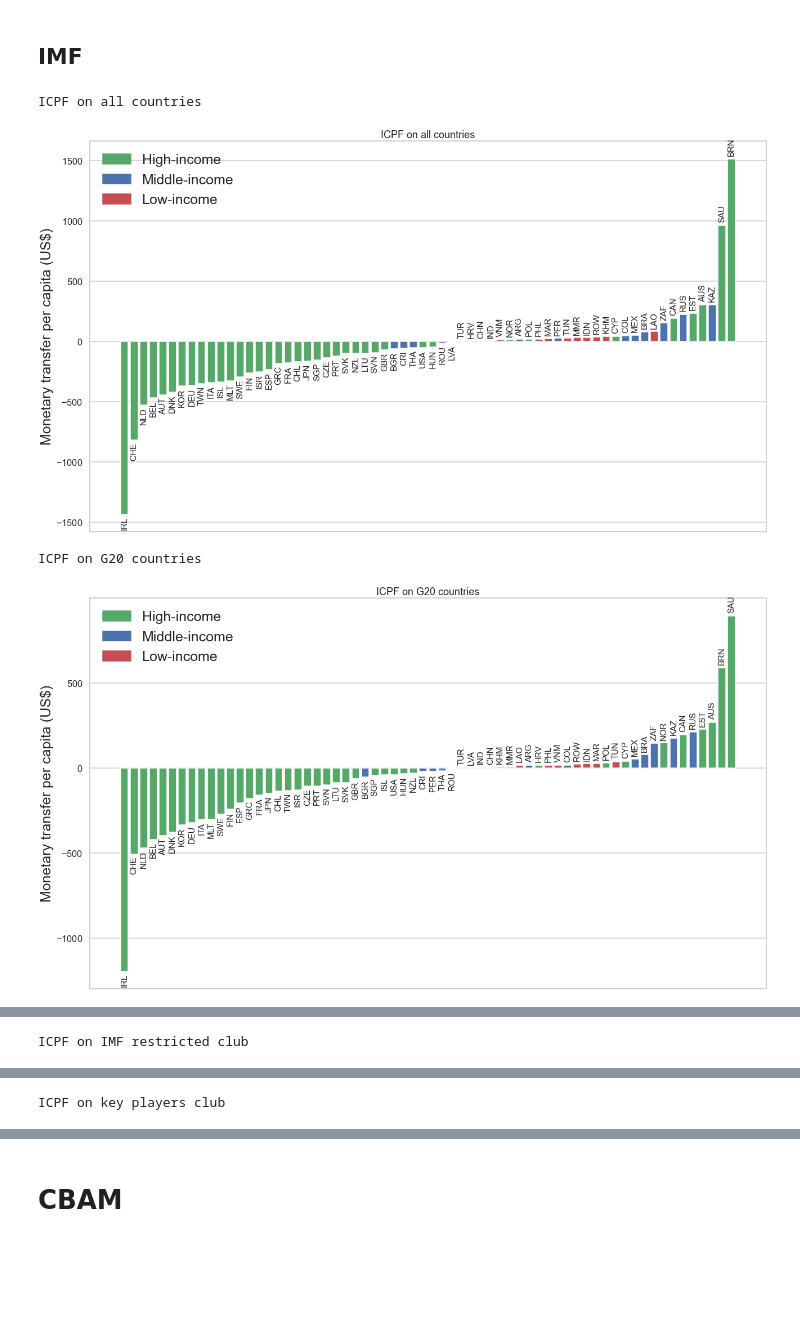
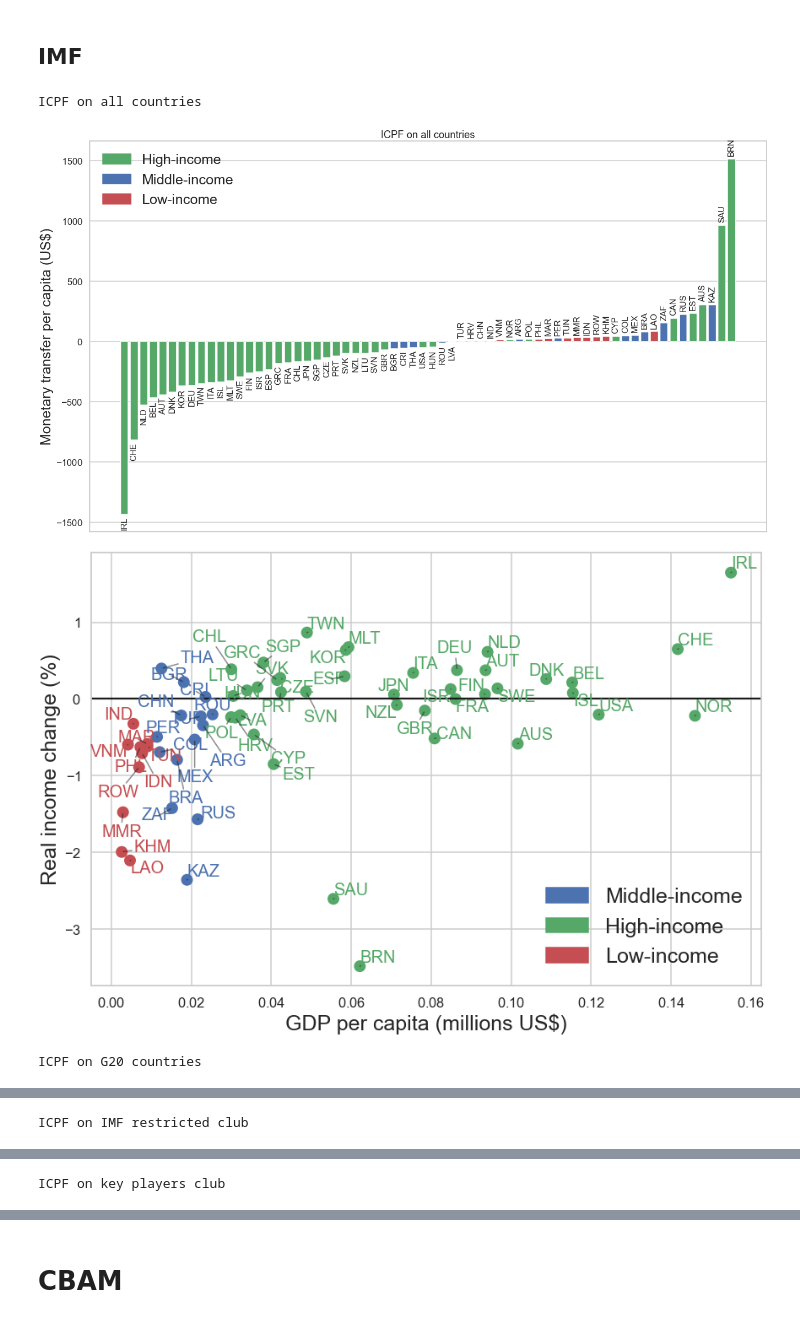
Before and after one commit to todortodor/plots_md_paper_no_lfs, a Jupyter notebook: plots.ipynb, the cells around one changed output, grey strips where cells are left out. Drawn from its saved outputs; the diff is of its cells as text; code cells hidden in the pictures; blank space fills up the shorter version.

Commit message:
New graphs with welfare changes

```diff
--- a/plots.ipynb
+++ b/plots.ipynb
@@ -1100,6 +1100,7 @@ for config in configs:
     runs = pd.read_csv(runs_path,index_col=0)
     run = runs.iloc[-1]
     sol = t.sol(run,results_path,data_path)
+    sol.compute_solution(b,inplace=True)
 
     dir_num_transfers = config['fair_tax_run']
     path_transfers = results_path+year+'_'+str(dir_num_transfers)
@@ -1138,32 +1139,75 @@ for config in configs:
     fig, ax = plt.subplots(figsize=(18,10),constrained_layout = True)
 
     colors = [income_colors[contrib.loc[country,'income_label']] for country in contrib.index]
 
     ax.bar(contrib.index,
            contrib['per_capita'],
            color=colors
            )
     ax.set_xticklabels([''])
     ax.bar_label(ax.containers[0],
                  labels=contrib.index.get_level_values(0),
                  rotation=90,
                   label_type = 'edge',
                   padding=5,zorder=10,fontsize=15)
     handles = [mpatches.Patch(color=income_colors[ind], label=ind) for ind in contrib['income_label'].drop_duplicates()]
     ax.legend(handles=handles,fontsize=25)
     ax.grid(axis='x')
     ax.set_ylabel('Monetary transfer per capita (US$)',fontsize=25)
     ax.set_title(config['description'])
 
     if save or save_all:
         plt.savefig(save_path+f'fair_tax_transfers_by_country_by_income_group_{config["description"]}.'+save_format,format=save_format)
 
     plt.show()
 
+    welfare_change = sol.utility.copy()
+
+    welfare_change['gdp_p_c'] = (b.va.groupby('col_country').sum()/labor).rename_axis('country')
+    welfare_change = welfare_change.join(
+        pd.read_csv('data/World bank/country_income_rank.csv',sep=';',index_col=0)
+        )
+    welfare_change['hat'] = (welfare_change['hat']-1)*100
+
+    fig, ax = plt.subplots(figsize=(12,8),constrained_layout=True)
+
+    colors = [income_colors[welfare_change.loc[country,'income_label']] for country in welfare_change.index]
+
+    ax.scatter(welfare_change['gdp_p_c'],
+               welfare_change['hat'],
+               color = colors,
+               lw=5
+               )
+
+    texts = [plt.text(welfare_change['gdp_p_c'].loc[country],
+                      welfare_change['hat'].loc[country],
+                      country,
+                      size=20,
+                      c = colors[i]) for i,country in enumerate(country_list)]
+
+    adjust_text(texts, precision=0.001,
+            expand_text=(1.01, 1.05), expand_points=(1.01, 1.05),
+            force_text=(0.01, 0.25), force_points=(0.01, 0.25),
+            arrowprops=dict(arrowstyle='-', color='k', alpha=.5)
+                )
+    handles = [mpatches.Patch(color=income_colors[ind], label=ind) for ind in welfare_change['income_label'].drop_duplicates()]
+    ax.legend(handles=handles,
+               fontsize=25,
+               loc = 'lower right')
+    ax.set_xlabel('GDP per capita (millions US$)',fontsize = 25)
+    ax.set_ylabel('Real income change (%)',fontsize = 25)
+
+    ax.axhline(0, color='k')
+
+    if save or save_all:
+        plt.savefig(save_path+f'welfare_change_by_gdp_by_country_by_income_group_{config["description"]}.'+save_format,format=save_format)
+
+    plt.show()
+
 if save_all or save:
     df.to_csv(save_path+'summary_imf_configurations.csv')
 # %% [output]
 ICPF on all countries
 [figure]
+[figure, new version]
 ICPF on G20 countries
-[figure, old version]
```
Also changed, not shown: parts of 2 cells of this notebook, 12 other files.
